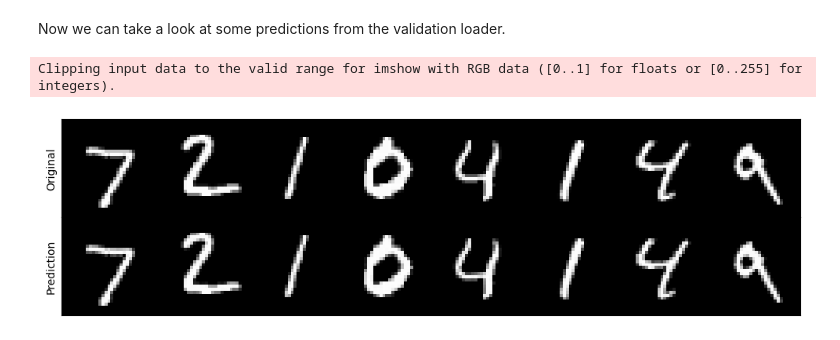
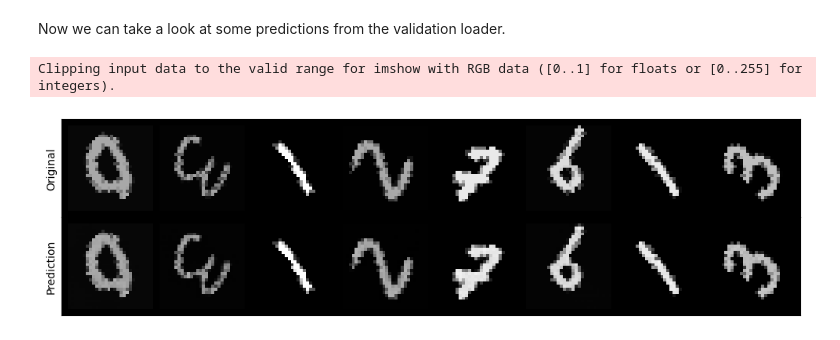
Before and after one commit to jdenholm/TorchTools, a Jupyter notebook: demos/autoencoder-demo.ipynb, the cells around one changed output. Cells and saved outputs as stored; diff of their text form; code cells hidden in the pictures.

```diff
--- a/demos/autoencoder-demo.ipynb
+++ b/demos/autoencoder-demo.ipynb
@@ -9,14 +9,14 @@ from torchvision.transforms import ColorJitter
 
 from torch.utils.data import DataLoader
 
-batch_size = 32
+batch_size = 8
 
 
 training_tfms = Compose(
     [
         ToTensor(),
         RandomRotation(180),
-        ColorJitter(brightness = 0.1, contrast=0.1, saturation=0.1, hue=0.1),
+        ColorJitter(brightness = 0.3, contrast=0.3, saturation=0.3, hue=0.3),
     ]
 )
 valid_tfms = Compose([ToTensor()])
@@ -28,17 +28,8 @@ train_set = MNIST(
     download=True,
     transform=training_tfms,
 )
-valid_set = MNIST(
-    root="/home/jim/storage/mnist/",
-    train=False,
-    download=True,
-    transform=valid_tfms,
-)
 
 print(f"There are {len(train_set)} training items.")
-print(f"There are {len(valid_set)} validation items.")
-
 train_loader = DataLoader(train_set, shuffle=True, batch_size=batch_size)
-valid_loader = DataLoader(valid_set, shuffle=False, batch_size=8)
 # %% [output]
 There are 60000 training items.
@@ -164,29 +154,29 @@ Now we can take a look at some predictions from the validation loader.
 # %%
 from torch import no_grad
 from torchvision.utils import make_grid
 
 with no_grad():
     model.eval()
-    for batch, target in valid_loader:
+    for batch, target in train_loader:
         preds = model(batch.to(DEVICE)).tanh()
         break
 
 batch_grid = make_grid(batch.cpu(), nrow=8, ncol=1).permute(1, 2, 0)
 pred_grid = make_grid(preds.detach().cpu(), nrow=8, ncol=1).permute(1, 2, 0)
 
 
 figure, axes = plt.subplots(2, 1, figsize=(10, 10 / 4))
 axes[0].imshow(batch_grid)
 axes[1].imshow(pred_grid)
 
 for axis in axes.ravel():
     axis.set_xticks([])
     axis.set_yticks([])
 
 axes[0].set_ylabel("Original")
 axes[1].set_ylabel("Prediction")
 
 figure.tight_layout(pad=0.01)
 # %% [output]
 Clipping input data to the valid range for imshow with RGB data ([0..1] for floats or [0..255] for integers).
-[figure, old version]
+[figure, new version]
```
Also changed, not shown: parts of 3 cells of this notebook.
